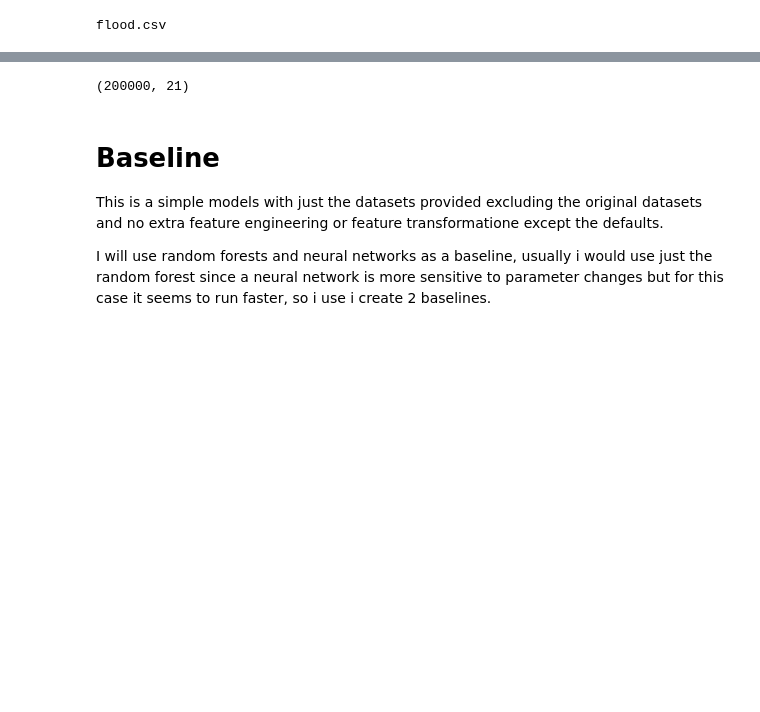
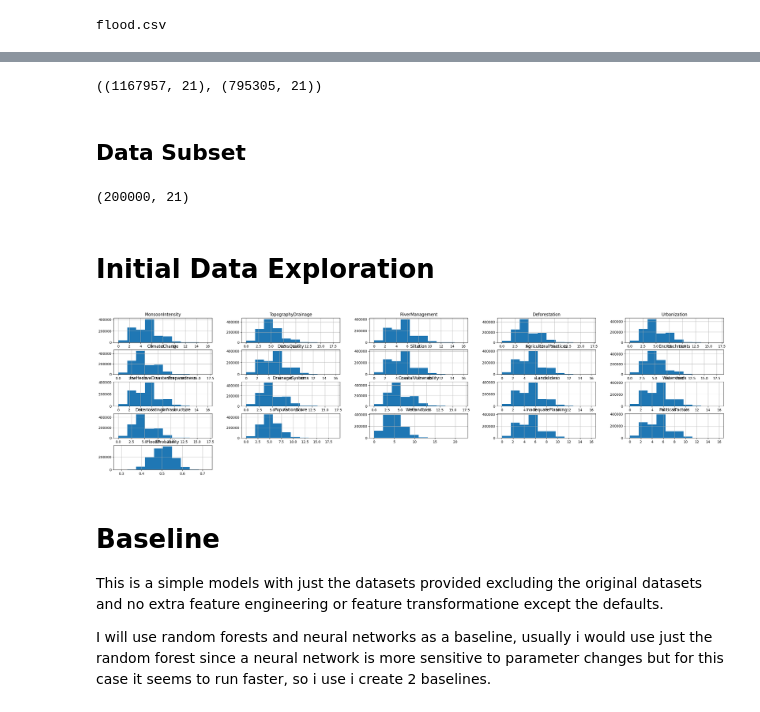
Before and after one commit to rubanzasilva/flood_prediction, a Jupyter notebook: s04e05-fastai.ipynb, the cells around one changed output, grey strips where cells are left out. Saved outputs shown, nothing was run; the diff lists cells and outputs as text; code cells hidden in the pictures; blank space fills up the shorter version.

```diff
--- a/s04e05-fastai.ipynb
+++ b/s04e05-fastai.ipynb
@@ -128,4 +132,9 @@ sub_df = pd.read_csv(path/'sample_submission.csv',index_col='id')
 # %%
-#train_df = pd.concat([train_df,original_df], axis=0)
-#train_df.shape
+train_final = pd.concat([train_df,original_df], axis=0)
+test_final = pd.concat([test_df,original_df],axis=0)
+train_final.shape,test_final.shape
+# %% [output]
+((1167957, 21), (795305, 21))
+# %% [markdown]
+## Data Subset
 # %%
@@ -137,6 +144,12 @@ test_subset = test_df.sample(n=150000,replace=False)
 train_subset.shape
 # %% [output]
 (200000, 21)
+# %% [markdown]
+# Initial Data Exploration
+# %%
+train_final.hist(figsize=(32,8));
+# %% [output]
+[figure, added]
 # %% [markdown]
 # Baseline
 
```
Also changed, not shown: parts of 134 cells of this notebook.
